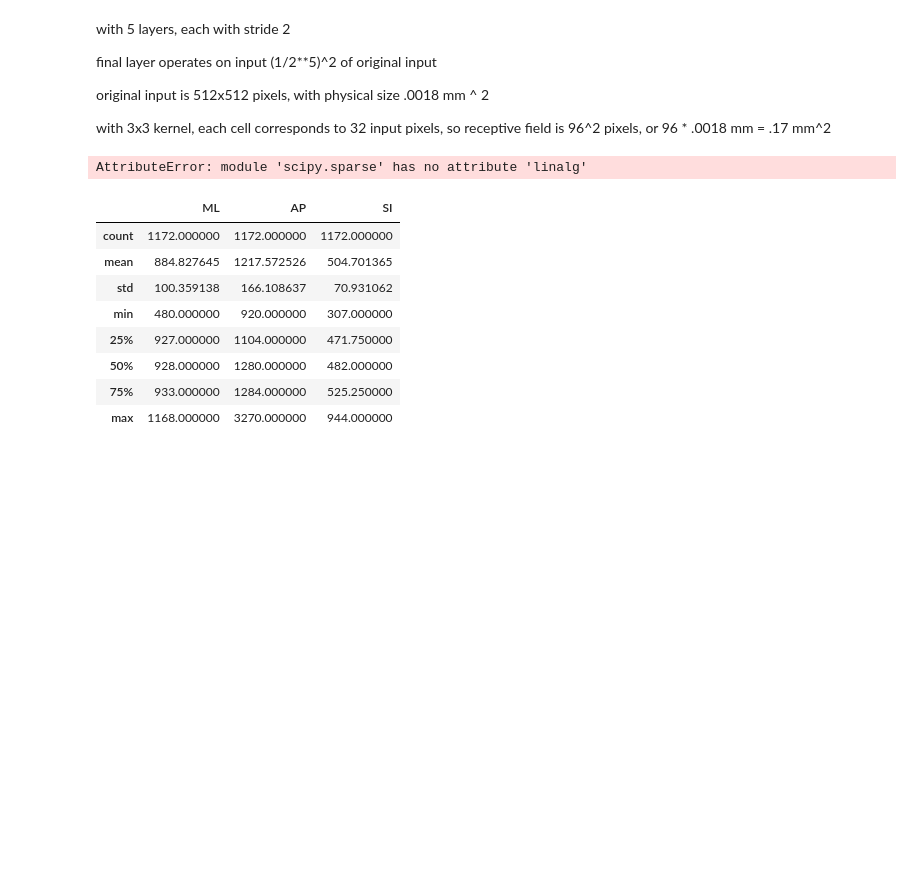
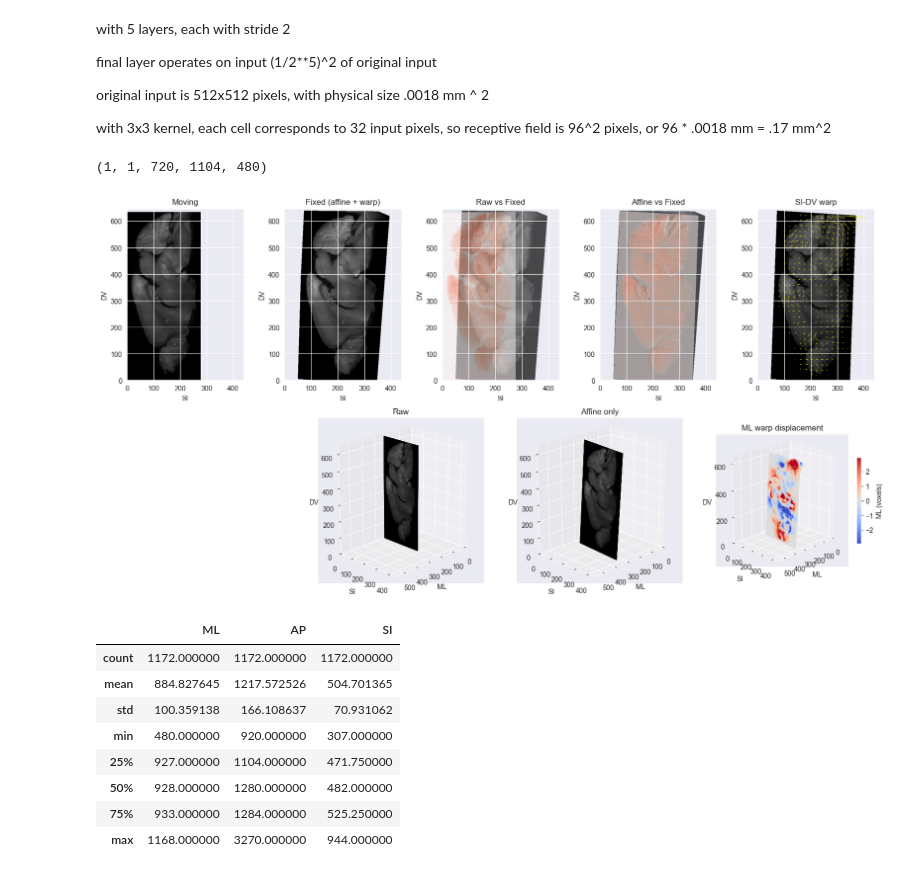
Before and after one commit to AllenInstitute/deep_ccf_registration, a Jupyter notebook: scripts/explore_scratch.ipynb, the cells around one changed output. Cells and saved outputs as stored; diff of their text form; code cells hidden in the pictures; blank space fills up the shorter version.

```diff
--- a/scripts/explore_scratch.ipynb
+++ b/scripts/explore_scratch.ipynb
@@ -38,6 +41,7 @@ original input is 512x512 pixels, with physical size .0018 mm ^ 2
 with 3x3 kernel, each cell corresponds to 32 input pixels, so receptive field is 96^2 pixels,
 or 96 * .0018 mm = .17 mm^2
 # %%
+from aind_smartspim_transform_utils.CoordinateTransform import CoordinateTransform
 from scipy.interpolate import griddata
 from matplotlib import pyplot as plt
 import numpy as np
@@ -120,7 +124,7 @@ def visualize_registration(subject_meta: list[SubjectMetadata]):
             ]
         },
         acquisition=acquisition,
-        image_metadata={'shape': tuple(np.array(volume.shape[2:]) * 2**3)},
+        image_metadata={'registered_shape': tuple(np.array(volume.shape[2:]))},
         ls_template_path="/Users/adam.amster/.transform_utils/transform_utils/smartspim_lca/template/smartspim_lca_template_25.nii.gz"
     )
 
@@ -218,34 +222,35 @@ def visualize_registration(subject_meta: list[SubjectMetadata]):
         [template_points_raw, template_points_affine_transformed, template_points_warp_transformed],
         ['Raw', 'Affine only', 'ML warp displacement'],
         [intensities, intensities, ml_displacement],
         ['gray', 'gray', 'coolwarm'])):
 
         ax = fig.add_subplot(2, 4, col + 6, projection='3d')
 
         if cmap == 'coolwarm':
             sc = ax.scatter(pts[idx, ML_axis], pts[idx, SI_axis], pts[idx, DV_axis],
                        c=colors[idx], cmap=cmap, s=0.5, vmin=-ml_vmax, vmax=ml_vmax)
             plt.colorbar(sc, ax=ax, label='ML (voxels)', shrink=0.5)
         else:
             ax.scatter(pts[idx, ML_axis], pts[idx, SI_axis], pts[idx, DV_axis],
                        c=colors[idx], cmap=cmap, s=0.5)
 
         ax.view_init(elev=20, azim=45)
         ax.set_xlim(ml_lim)
         ax.set_ylim(si_lim)
         ax.set_zlim(dv_lim)
         ax.set_xlabel('ML')
         ax.set_ylabel('SI')
         ax.set_zlabel('DV')
         ax.set_title(title)
         ax.set_box_aspect([ls_template.shape[ML_axis], ls_template.shape[SI_axis], ls_template.shape[DV_axis]])
 
     return fig
 fig = visualize_registration(subject_meta=subject_meta)
 plt.show()
 fig.savefig('/Users/adam.amster/Downloads/output.png')
 # %% [output]
-AttributeError: module 'scipy.sparse' has no attribute 'linalg'
+(1, 1, 720, 1104, 480)
+[figure, added]
 # %%
 import seaborn as sns
 import matplotlib.pyplot as plt
```
Also changed, not shown: parts of 7 cells of this notebook, 4 other files.
